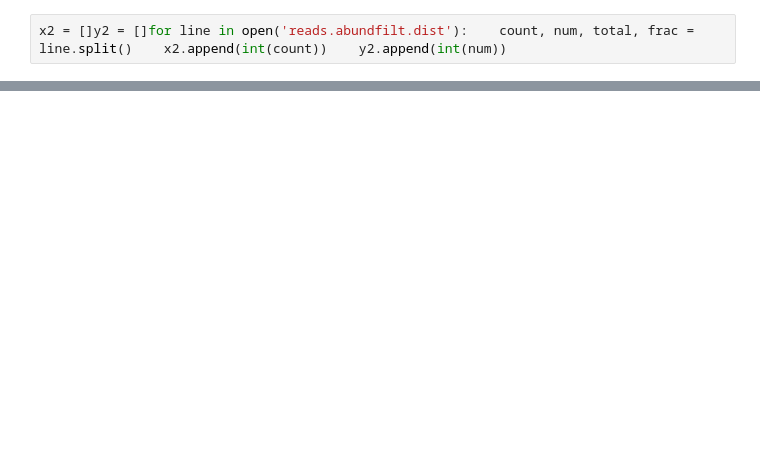
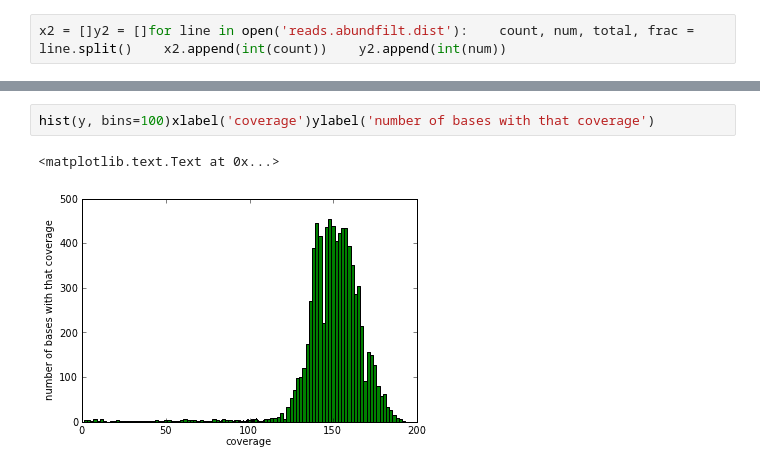
Before and after one commit to PhilWa/ngs-notebooks, a Jupyter notebook: ngs-44-kmer-distributions.ipynb, the cells around one changed output, grey strips where cells are left out. Saved outputs shown, nothing was run; the diff lists cells and outputs as text; blank space fills up the shorter version.

```diff
--- a/ngs-44-kmer-distributions.ipynb
+++ b/ngs-44-kmer-distributions.ipynb
@@ -42,0 +122,5 @@ plot(x, y)plot(x2, y2)axis(ymax=500)legend(['unfiltered reads', 'filter @ 1 read
+# %%
+hist(y, bins=100)xlabel('coverage')ylabel('number of bases with that coverage')
+# %% [output]
+<matplotlib.text.Text at 0x...>
+[figure, added]
```
Also changed, not shown: parts of 43 cells of this notebook.
